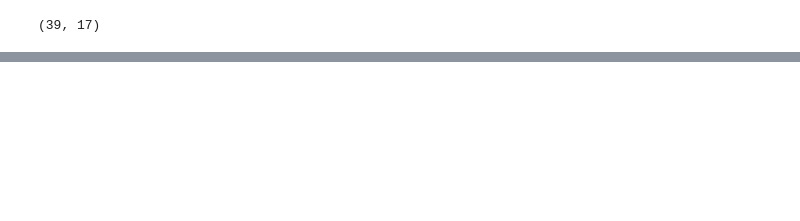
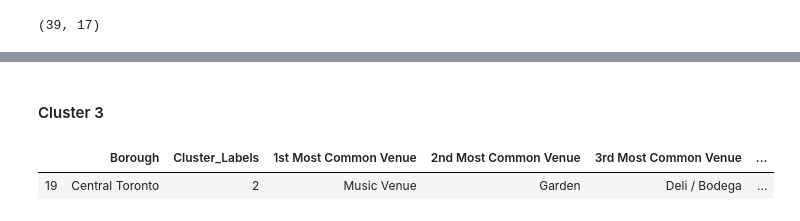
Before and after one commit to nikhil-polarapu/Coursera_Capstone, a Jupyter notebook: Week 3/Clustering Neighborhoods.ipynb, the cells around one changed output, grey strips where cells are left out. Cells and saved outputs as stored; diff of their text form; code cells hidden in the pictures; blank space fills up the shorter version.

```diff
--- a/Week 3/Clustering Neighborhoods.ipynb
+++ b/Week 3/Clustering Neighborhoods.ipynb
@@ -289,0 +322,7 @@ map_clusters
+# %% [markdown]
+#### Cluster 3
+# %%
+tmerged.loc[tmerged['Cluster_Labels'] == 2, tmerged.columns[[1] + list(range(5, tmerged.shape[1]))]]
+# %% [output]
+|  | Borough | Cluster_Labels | 1st Most Common Venue | 2nd Most Common Venue | 3rd Most Common Venue | ... |
+| 19 | Central Toronto | 2 | Music Venue | Garden | Deli / Bodega | ... |
```
Also changed, not shown: parts of 9 cells of this notebook.
